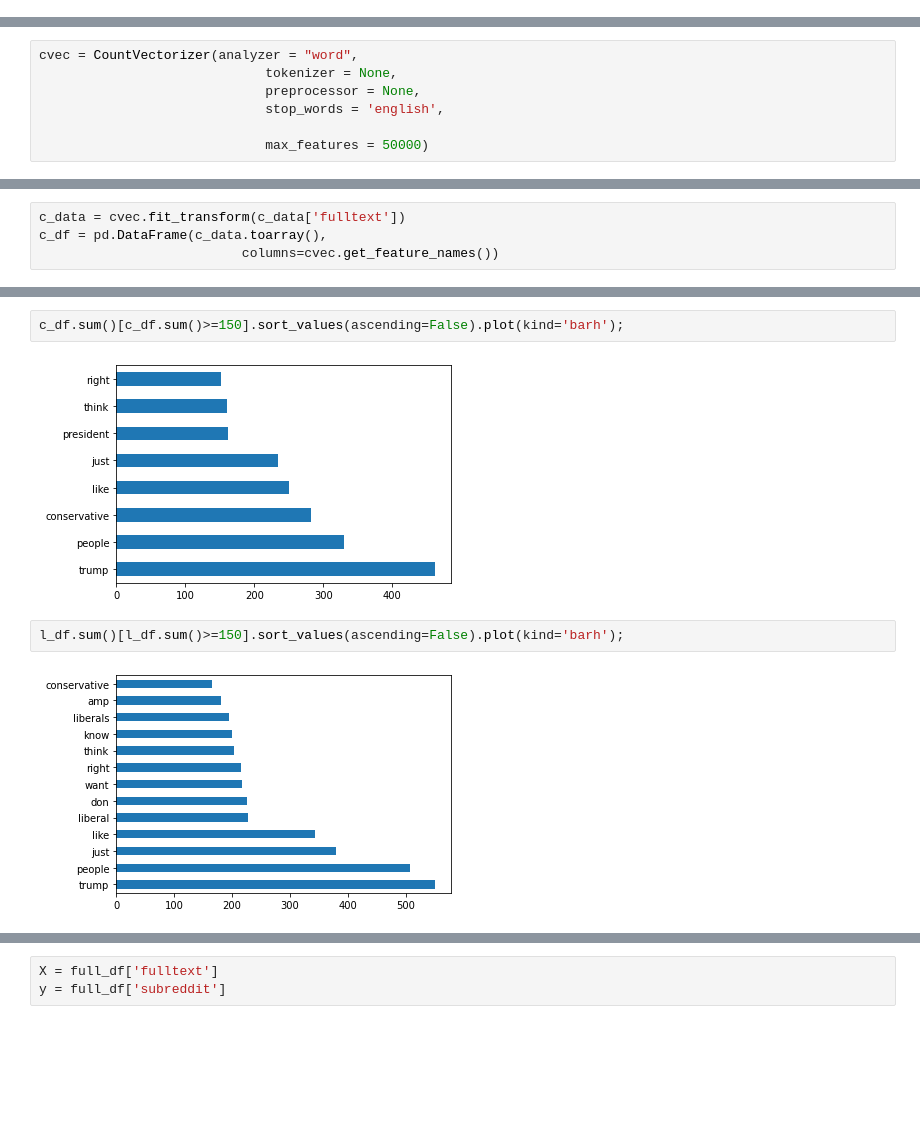
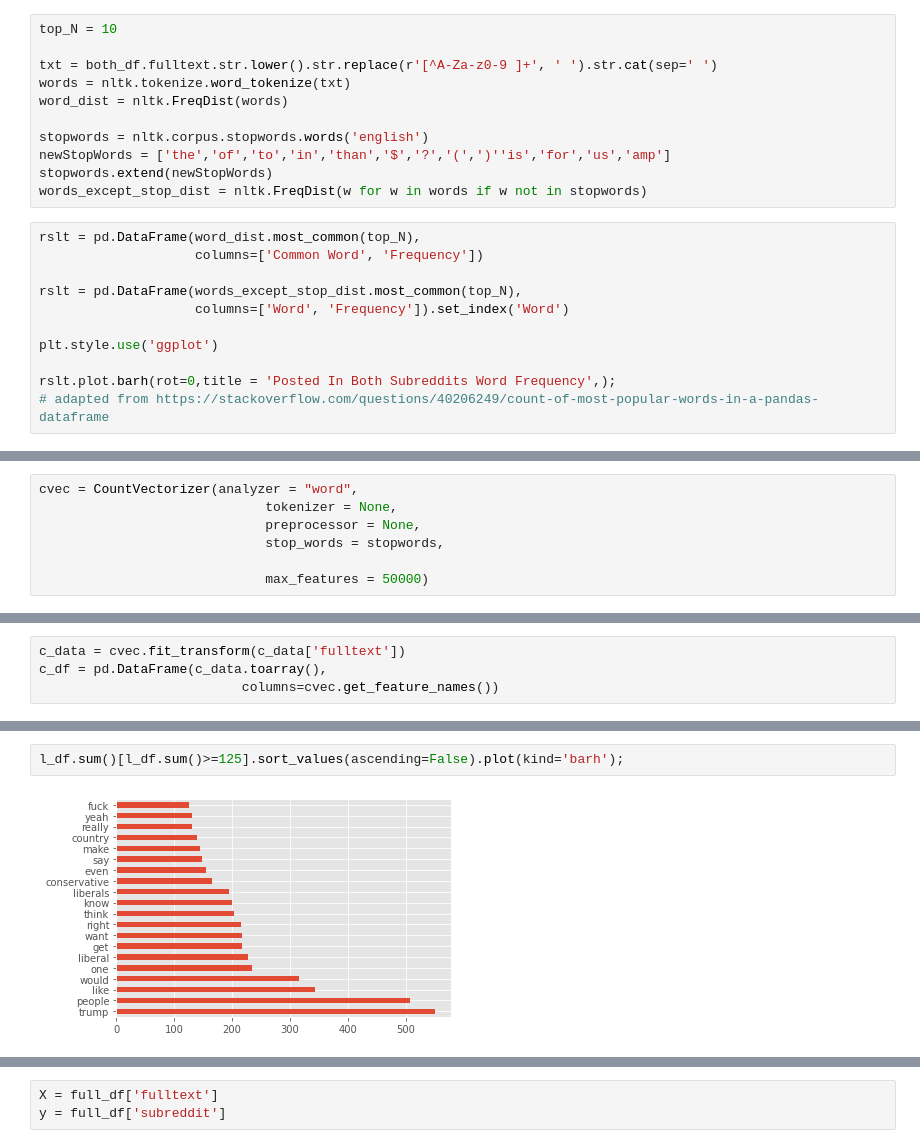
Before and after one commit to Agelf123/reddit_project, a Jupyter notebook: code/political_classification_modeling.ipynb, the cells around one changed output, grey strips where cells are left out. Cells and saved outputs as stored; diff of their text form; blank space fills up the shorter version.

```diff
--- a/code/political_classification_modeling.ipynb
+++ b/code/political_classification_modeling.ipynb
@@ -90,0 +138,22 @@ remove_link_words(l_data,'fulltext')
+# %%
+top_N = 10
+
+txt = both_df.fulltext.str.lower().str.replace(r'[^A-Za-z0-9 ]+', ' ').str.cat(sep=' ')
+words = nltk.tokenize.word_tokenize(txt)
+word_dist = nltk.FreqDist(words)
+
+stopwords = nltk.corpus.stopwords.words('english')
+newStopWords = ['the','of','to','in','than','$','?','(',')''is','for','us','amp']
+stopwords.extend(newStopWords)
+words_except_stop_dist = nltk.FreqDist(w for w in words if w not in stopwords)
+# %%
+rslt = pd.DataFrame(word_dist.most_common(top_N),
+                    columns=['Common Word', 'Frequency'])
+
+rslt = pd.DataFrame(words_except_stop_dist.most_common(top_N),
+                    columns=['Word', 'Frequency']).set_index('Word')
+
+plt.style.use('ggplot')
+
+rslt.plot.barh(rot=0,title = 'Posted In Both Subreddits Word Frequency',);
+# adapted from https://stackoverflow.com/questions/40206249/count-of-most-popular-words-in-a-pandas-dataframe
@@ -92,7 +166,7 @@ remove_link_words(l_data,'fulltext')
 cvec = CountVectorizer(analyzer = "word",
                              tokenizer = None,
                              preprocessor = None,
-                             stop_words = 'english',
+                             stop_words = stopwords,
 
                              max_features = 50000)
 # %%
@@ -106,8 +187,4 @@ c_df = pd.DataFrame(c_data.toarray(),
 # %%
-c_df.sum()[c_df.sum()>=150].sort_values(ascending=False).plot(kind='barh');
+l_df.sum()[l_df.sum()>=125].sort_values(ascending=False).plot(kind='barh');
 # %% [output]
-[figure, old version]
+[figure, new version]
-# %%
-l_df.sum()[l_df.sum()>=150].sort_values(ascending=False).plot(kind='barh');
-# %% [output]
-[figure, removed]
```
Also changed, not shown: parts of 38 cells of this notebook.
